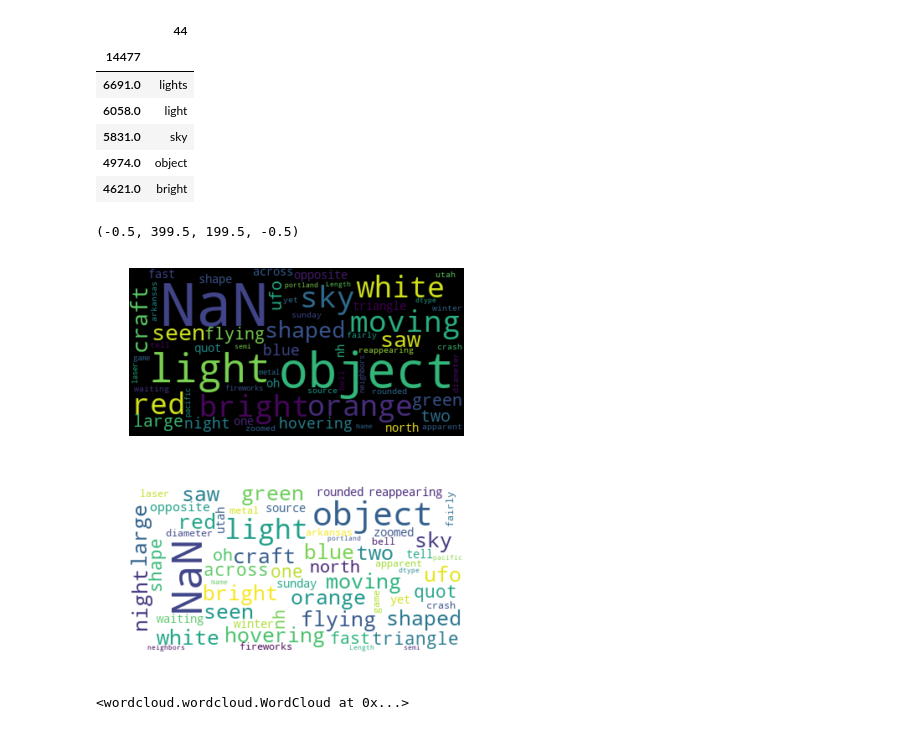
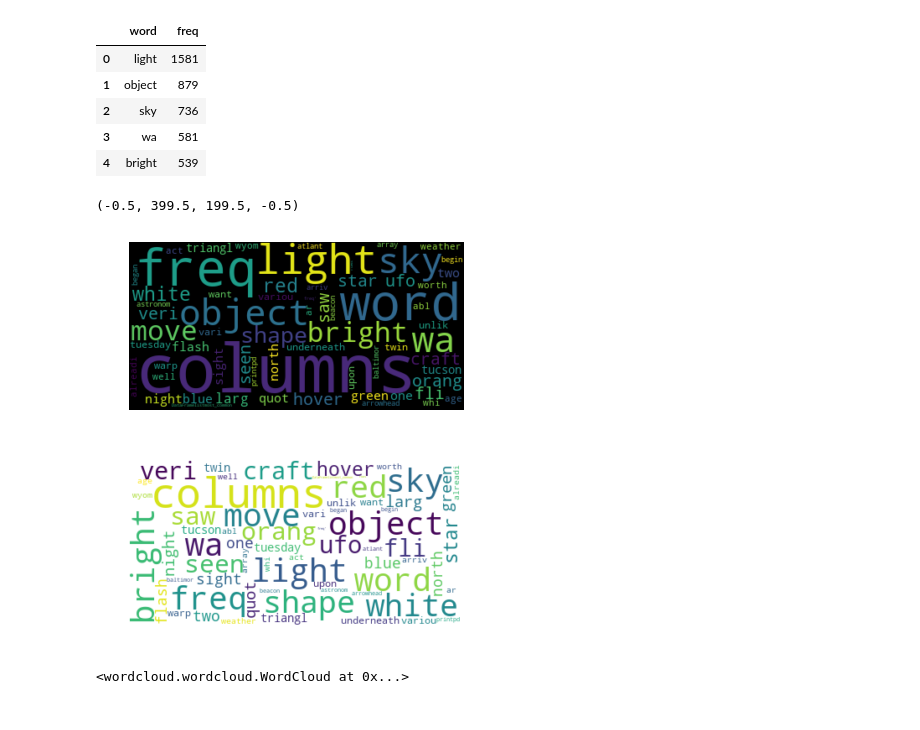
Before and after one commit to LauraRepullo/datamad0119, a Jupyter notebook: final-project/WordCloud_UFO.ipynb, the cells around one changed output. Drawn from its saved outputs; the diff is of its cells as text; code cells hidden in the pictures.

```diff
--- a/final-project/WordCloud_UFO.ipynb
+++ b/final-project/WordCloud_UFO.ipynb
@@ -10,30 +10,29 @@ import matplotlib.pyplot as plt
 %matplotlib inline
 # %%
 # Load in the dataframe
-df = pd.read_csv("./Lista palabras sin limpiar.csv", index_col=0)
+df = pd.read_csv("./Lista_palabras.csv")
 # %%
 df.head()
 # %% [output]
-|  | 44 |
-| 14477 |  |
-| 6691.0 | lights |
-| 6058.0 | light |
-| 5831.0 | sky |
-| 4974.0 | object |
-| 4621.0 | bright |
+|  | word | freq |
+| 0 | light | 1581 |
+| 1 | object | 879 |
+| 2 | sky | 736 |
+| 3 | wa | 581 |
+| 4 | bright | 539 |
 # %%
 # Start with one review:
-text = str(df['44'])
+text = str(df)
 
 # Create and generate a word cloud image:
 wordcloud = WordCloud().generate(text)
 
 # Display the generated image:
 plt.imshow(wordcloud, interpolation='bilinear')
 plt.axis("off")
 # %% [output]
 (-0.5, 399.5, 199.5, -0.5)
-[figure, old version]
+[figure, new version]
 # %%
 # lower max_font_size, change the maximum number of word and lighten the background:
 wordcloud = WordCloud(max_font_size=50, max_words=100, background_color="white").generate(text)
@@ -42,7 +41,7 @@ plt.imshow(wordcloud, interpolation="bilinear")
 plt.axis("off")
 plt.show()
 # %% [output]
-[figure, old version]
+[figure, new version]
 # %%
 wordcloud.to_file("UFO_most_common.png")
 # %% [output]
```
Also changed, not shown: 6 other files.
